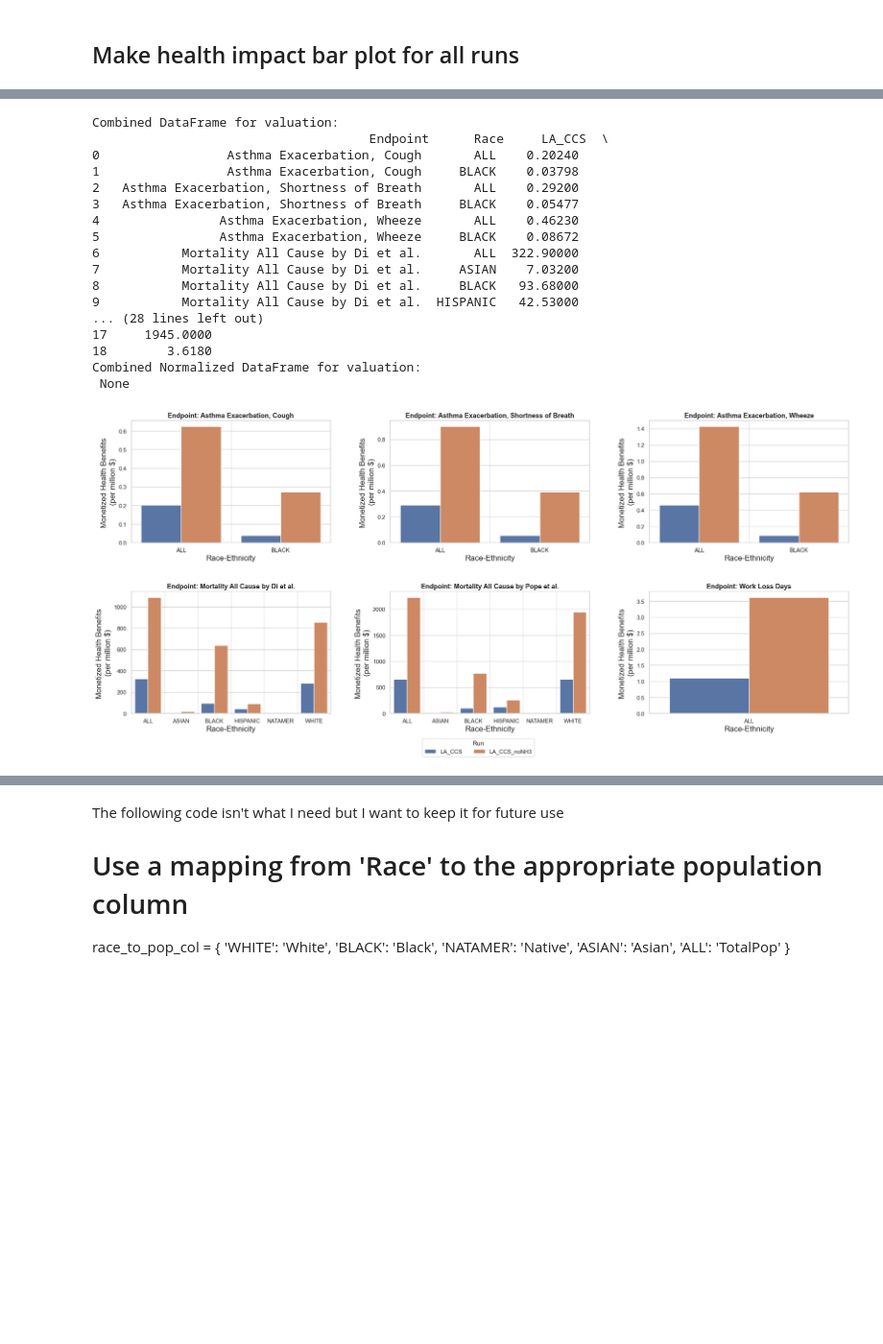
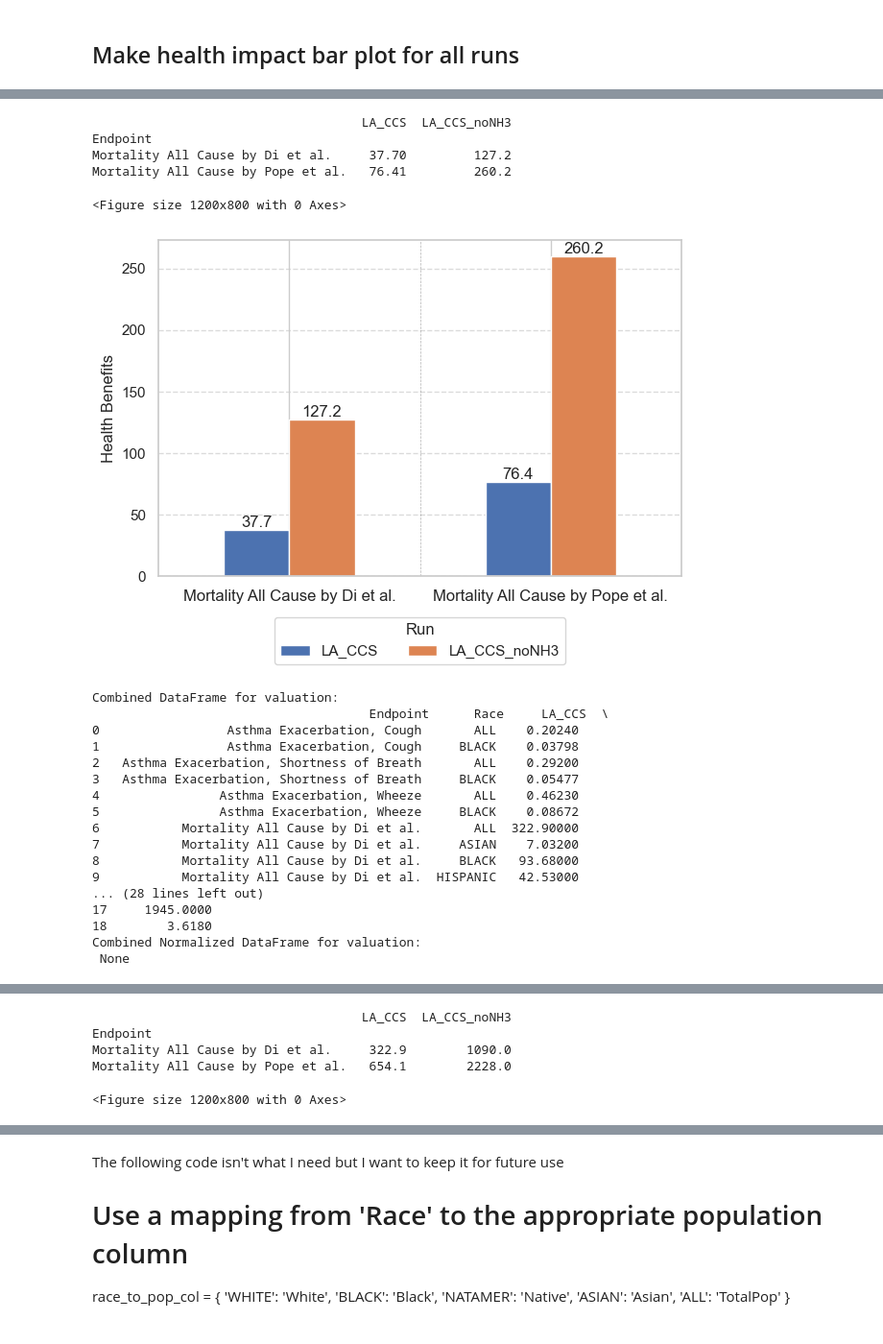
Before and after one commit to CarbonSolutions/LOCAETA_AQ, a Jupyter notebook: notebooks/BenMAP_output_analysis_final.ipynb, the cells around one changed output, grey strips where cells are left out. Shown at 96% size. Cells and saved outputs as stored; diff of their text form; code cells hidden in the pictures; blank space fills up the shorter version.

```diff
--- a/notebooks/BenMAP_output_analysis_final.ipynb
+++ b/notebooks/BenMAP_output_analysis_final.ipynb
@@ -322,8 +322,13 @@ def plot_spatial_distribution_benmap_with_basemap(gdf, field, output_dir, region
                 bounds = np.linspace(vmin, vmax, num_bins + 1)  # Define color step boundaries
                 norm = mcolors.BoundaryNorm(bounds, color_map.N)  # Create a discrete colormap
 
+
+            if region_name == 'Nation':
+                set_edgecolor= 'none'
+            else:
+                set_edgecolor='black'
             gdf_race.plot(column=field, cmap=color_map, norm = norm, vmin=vmin, vmax=vmax,
-                          legend=False, edgecolor='black', ax=ax, markersize=30, alpha=0.8)
+                          legend=False, edgecolor=set_edgecolor, ax=ax, markersize=30, alpha=0.8)
 
             # Add a basemap
             ctx.add_basemap(ax, source=ctx.providers.OpenStreetMap.Mapnik, zoom=6)
@@ -383,7 +388,7 @@ grid_gdf.rename( columns={"COL":"Col", "ROW": "Row"}, inplace=True)
 # Define file paths
 
 benmap_output_type =['incidence' , 'valuation'] #
-runnames = ['LA_CCS', 'LA_CCS_noNH3'] # [ 'NEI_no_Landfill_2001411', 'CO_CCS', 'CO_CCS_wo_NH3_VOC', 'CO_Cherokee_CCS_wo_NH3_VOC','CO_Suncor_CCS_wo_NH3_VOC']
+runnames = ['ZERO'] # ['LA_CCS', 'LA_CCS_noNH3'] # [ 'NEI_no_Landfill_2001411', 'CO_CCS', 'CO_CCS_wo_NH3_VOC', 'CO_Cherokee_CCS_wo_NH3_VOC','CO_Suncor_CCS_wo_NH3_VOC']
 
 
 for runname in runnames:
@@ -436,7 +441,8 @@ for runname in runnames:
 
         # Dictionary to loop over
         #regions = {"CO": '08', "Nation": None}
-        regions = {"LA": ['22','05', "28", "48"] , "Nation": None}
+        #regions = {"LA": ['22','05', "28", "48"] , "Nation": None}
+        regions = {"Nation": None}
 
         final_df = gpd.GeoDataFrame(final_df, geometry= "geometry")
         type(final_df)
@@ -597,7 +713,7 @@ import pandas as pd
 # Define file paths
 benmap_output_type =['incidence' , 'valuation']
 TARGET_GRID_LEVEL = 'county'
-runnames = ['LA_CCS', 'LA_CCS_noNH3'] # ['CO_CCS', 'CO_CCS_wo_NH3_VOC', 'CO_Cherokee_CCS_wo_NH3_VOC','CO_Suncor_CCS_wo_NH3_VOC' ,  'NEI_no_Landfill_2001411']
+runnames =  ['LA_CCS', 'LA_CCS_noNH3'] # ['CO_CCS', 'CO_CCS_wo_NH3_VOC', 'CO_Cherokee_CCS_wo_NH3_VOC','CO_Suncor_CCS_wo_NH3_VOC' ,  'NEI_no_Landfill_2001411'] # ['ZERO'] #
 target_file = 'County_Summary Table Health Benefits by Race in Nation.csv'
 
 
@@ -640,54 +756,61 @@ for benmap_output in benmap_output_type:
                 combined_df_normalized = pd.merge(combined_df_normalized, df_normalized, on=['Endpoint', 'Race'], how='outer')
 
     # Print or process the combined DataFrames
     print(f"Combined DataFrame for {benmap_output}:\n", combined_df)
     print(f"Combined Normalized DataFrame for {benmap_output}:\n", combined_df_normalized)
 
     if benmap_output == 'incidence' :
-        plot_health_benefit(combined_df, 'Health Benefits', output_dir)
-        plot_health_benefit(combined_df_normalized, "Normalized Health Benefits \n (per million)", output_dir)
+        plot_health_benefit(combined_df, 'Health Benefits', output_dir+runnames[0])
+        plot_health_benefit(combined_df_normalized, "Normalized Health Benefits \n (per million)", output_dir+runnames[0])
+        plot_only_mortality(combined_df, 'Health Benefits', output_dir+runnames[0])
 
-        combined_df.to_csv(output_dir + "Health_Benefit_all_CO_runs.csv")
-        combined_df_normalized.to_csv(output_dir + "Normalized_Health_Benefit_all_CO_runs.csv")
+        combined_df.to_csv(output_dir+runnames[0]+ "/Health_Benefit.csv")
+        combined_df_normalized.to_csv(output_dir+runnames[0]+ "/Normalized_Health_Benefit_all_runs.csv")
 
     elif benmap_output == 'valuation':
-        plot_health_benefit(combined_df, 'Monetized Health Benefits \n (per million $) ', output_dir)
-        combined_df.to_csv(output_dir + "Monetized_Health_Benefit_all_CO_runs.csv")
+        plot_health_benefit(combined_df, 'Monetized Health Benefits \n (per million $)', output_dir+runnames[0])
+        plot_only_mortality(combined_df, 'Monetized Health Benefits \n (per million $)', output_dir+runnames[0])
+        combined_df.to_csv(output_dir+runnames[0] + "/Monetized_Health_Benefit.csv")
 # %% [output]
 Combined DataFrame for incidence:
                                      Endpoint      Race     LA_CCS  \
 0                 Asthma Exacerbation  Cough       ALL   862.7000
 1                 Asthma Exacerbation  Cough     BLACK   161.9000
 2   Asthma Exacerbation  Shortness of Breath       ALL  1244.0000
 3   Asthma Exacerbation  Shortness of Breath     BLACK   233.4000
 4                Asthma Exacerbation  Wheeze       ALL  1970.0000
 5                Asthma Exacerbation  Wheeze     BLACK   369.6000
 6           Mortality All Cause by Di et al.       ALL    37.7000
 7           Mortality All Cause by Di et al.     ASIAN     0.8213
 8           Mortality All Cause by Di et al.     BLACK    10.9400
 9           Mortality All Cause by Di et al.  HISPANIC     4.9680
 ... (68 lines left out)
 15                      0.6919
 16                      0.5189
 17                      1.1100
 18                     97.5700
 [figure]
 [figure]
-Combined DataFrame for valuation:
-                                     Endpoint      Race     LA_CCS  \
-0                 Asthma Exacerbation, Cough       ALL    0.20240
-1                 Asthma Exacerbation, Cough     BLACK    0.03798
-2   Asthma Exacerbation, Shortness of Breath       ALL    0.29200
-3   Asthma Exacerbation, Shortness of Breath     BLACK    0.05477
-4                Asthma Exacerbation, Wheeze       ALL    0.46230
-5                Asthma Exacerbation, Wheeze     BLACK    0.08672
-6           Mortality All Cause by Di et al.       ALL  322.90000
-7           Mortality All Cause by Di et al.     ASIAN    7.03200
-8           Mortality All Cause by Di et al.     BLACK   93.68000
-9           Mortality All Cause by Di et al.  HISPANIC   42.53000
-... (28 lines left out)
-17     1945.0000
-18        3.6180
-Combined Normalized DataFrame for valuation:
- None
+                                    LA_CCS  LA_CCS_noNH3
+Endpoint
+Mortality All Cause by Di et al.     37.70         127.2
+Mortality All Cause by Pope et al.   76.41         260.2
+<Figure size 1200x800 with 0 Axes>
-[figure, old version]
+[figure, new version]
+Combined DataFrame for valuation:
+                                     Endpoint      Race     LA_CCS  \
+0                 Asthma Exacerbation, Cough       ALL    0.20240
+1                 Asthma Exacerbation, Cough     BLACK    0.03798
+2   Asthma Exacerbation, Shortness of Breath       ALL    0.29200
+3   Asthma Exacerbation, Shortness of Breath     BLACK    0.05477
+4                Asthma Exacerbation, Wheeze       ALL    0.46230
+5                Asthma Exacerbation, Wheeze     BLACK    0.08672
+6           Mortality All Cause by Di et al.       ALL  322.90000
+7           Mortality All Cause by Di et al.     ASIAN    7.03200
+8           Mortality All Cause by Di et al.     BLACK   93.68000
+9           Mortality All Cause by Di et al.  HISPANIC   42.53000
+... (28 lines left out)
+17     1945.0000
+18        3.6180
+Combined Normalized DataFrame for valuation:
+ None
@@ -693,0 +818,5 @@ Combined Normalized DataFrame for valuation:
+                                    LA_CCS  LA_CCS_noNH3
+Endpoint
+Mortality All Cause by Di et al.     322.9        1090.0
+Mortality All Cause by Pope et al.   654.1        2228.0
+<Figure size 1200x800 with 0 Axes>
```
Also changed, not shown: parts of 5 cells of this notebook, 11 other files.
